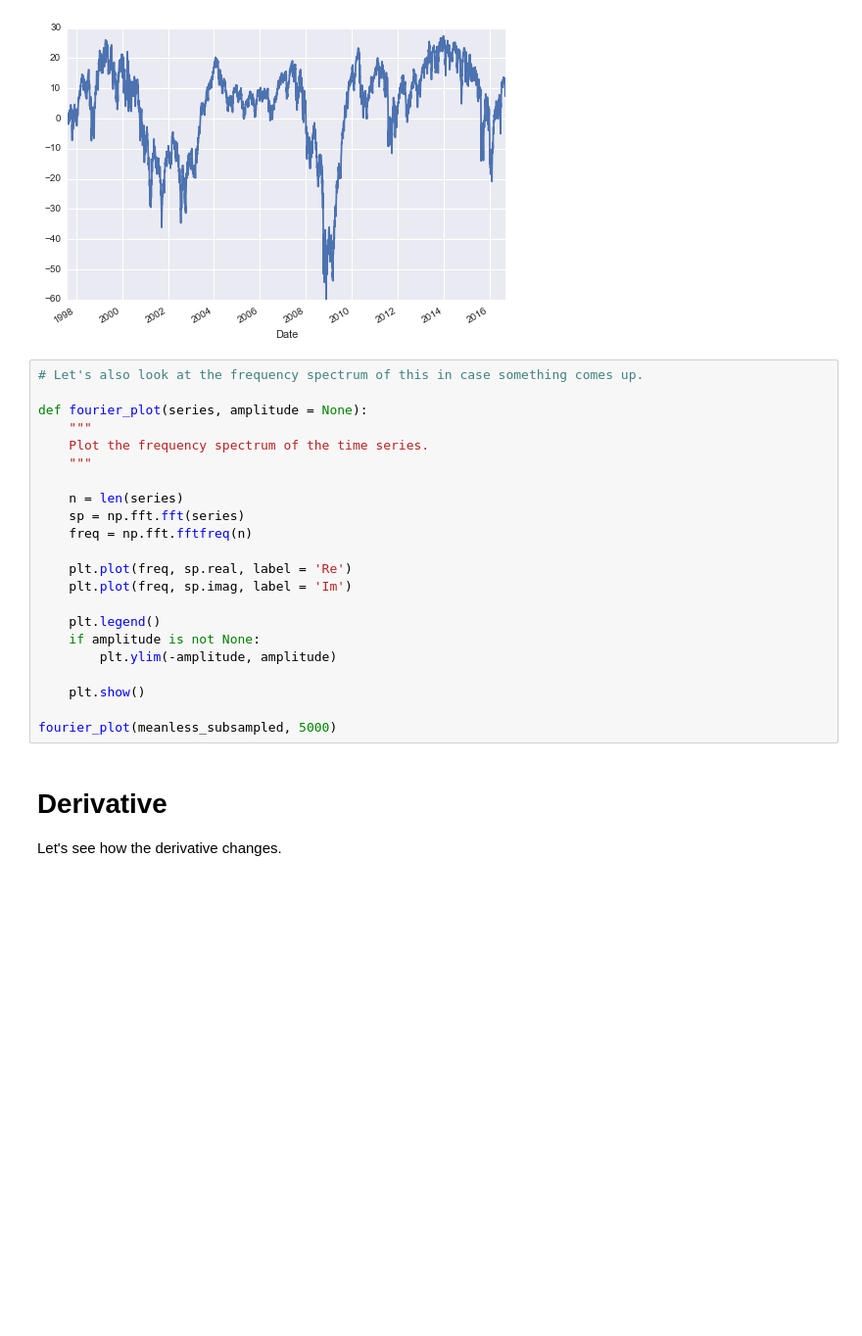
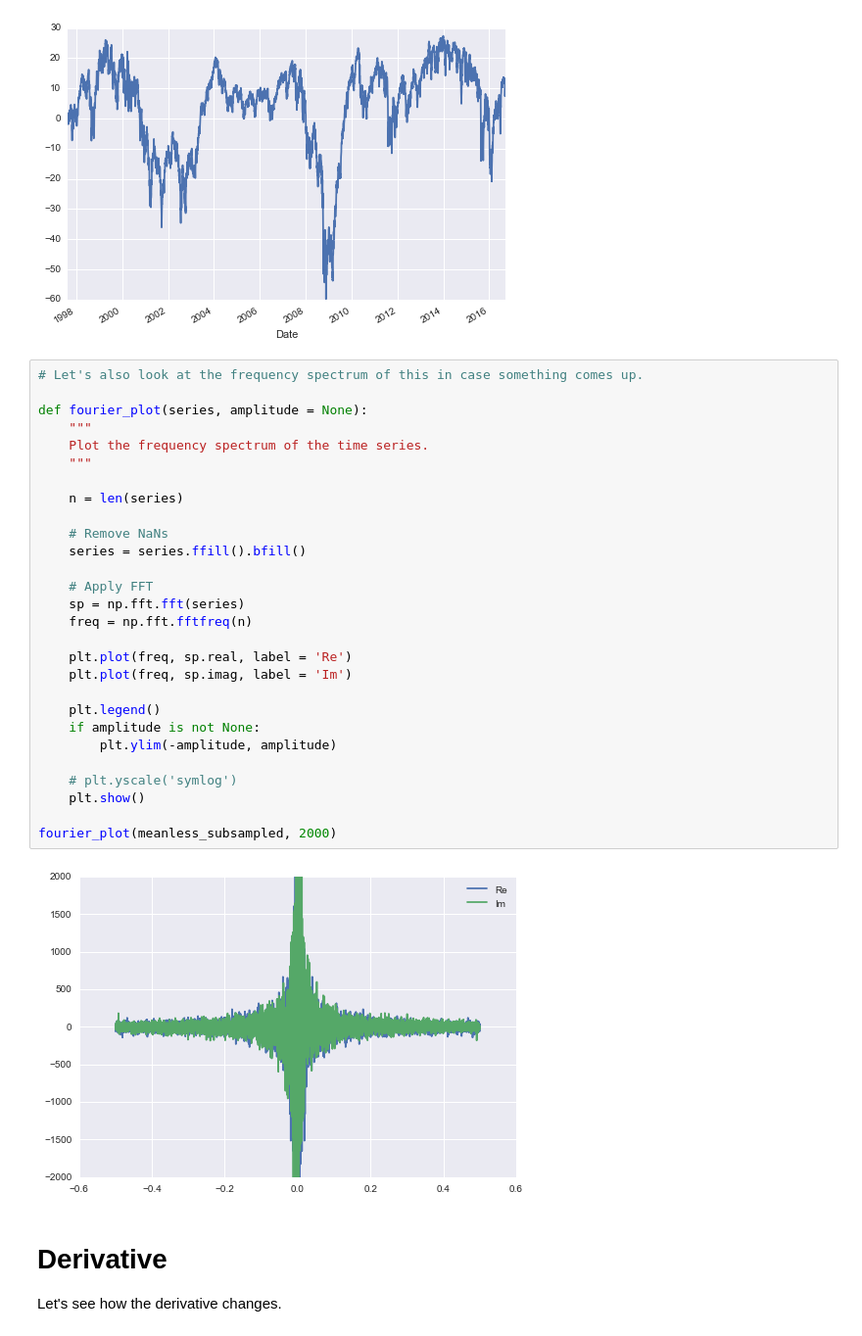
Before and after one commit to vincentqb/security-prediction, a Jupyter notebook: exploration.ipynb, the cells around one changed output. Shown at 98% size. Cells and saved outputs as stored; diff of their text form; blank space fills up the shorter version.

Commit message:
fourier transform works. update output.

```diff
--- a/exploration.ipynb
+++ b/exploration.ipynb
@@ -192,25 +193,33 @@ plt.show()
 # %%
 # Let's also look at the frequency spectrum of this in case something comes up.
 
 def fourier_plot(series, amplitude = None):
     """
     Plot the frequency spectrum of the time series.
     """
 
     n = len(series)
+
+    # Remove NaNs
+    series = series.ffill().bfill()
+
+    # Apply FFT
     sp = np.fft.fft(series)
     freq = np.fft.fftfreq(n)
 
     plt.plot(freq, sp.real, label = 'Re')
     plt.plot(freq, sp.imag, label = 'Im')
 
     plt.legend()
     if amplitude is not None:
         plt.ylim(-amplitude, amplitude)
 
+    # plt.yscale('symlog')
     plt.show()
 
-fourier_plot(meanless_subsampled, 5000)
+fourier_plot(meanless_subsampled, 2000)
+# %% [output]
+[figure, added]
 # %% [markdown]
 # Derivative
 Let's see how the derivative changes.
```
Also changed, not shown: parts of 12 cells of this notebook.
